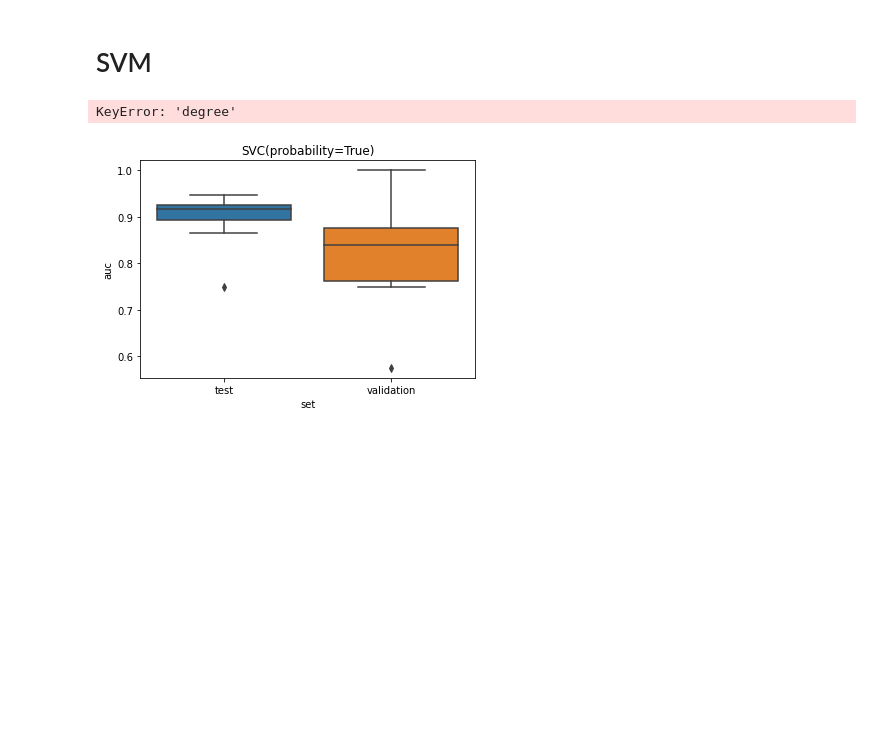
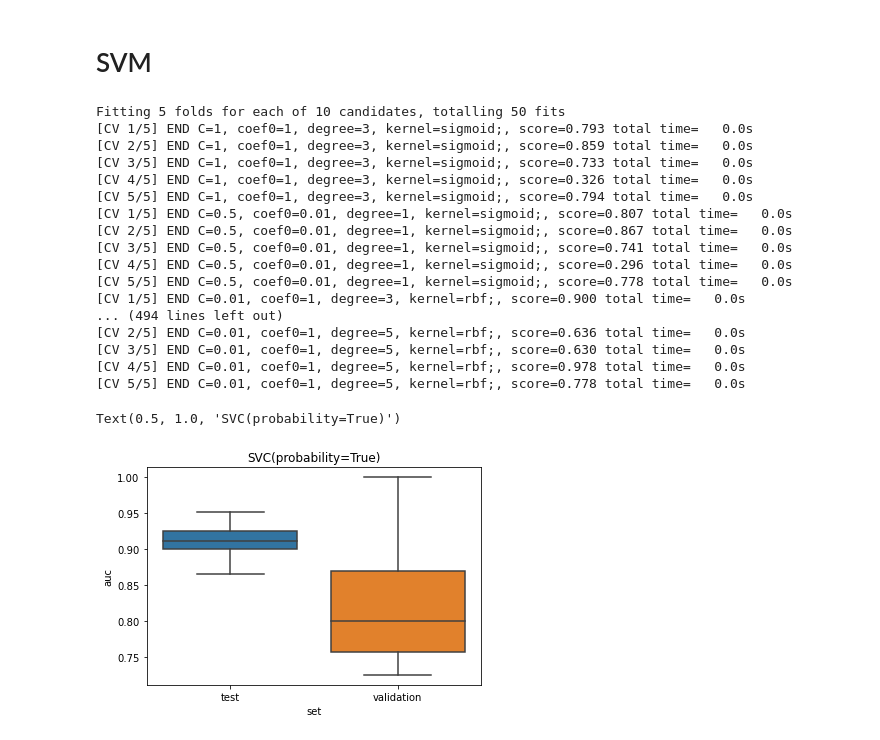
Before and after one commit to naomiverkerk/TM10007, a Jupyter notebook: Okedezefile.ipynb, the cells around one changed output. Drawn from its saved outputs; the diff is of its cells as text; code cells hidden in the pictures; blank space fills up the shorter version.

Commit message:
classifiers werken. SVM en LF moeten beste parameters Accuracy tabel nog

```diff
--- a/Okedezefile.ipynb
+++ b/Okedezefile.ipynb
@@ -472,6 +490,7 @@ for train_index, validation_index, in cv_10fold.split(X_train, Y_train):
         "min_samples_split": clf.min_samples_split,
         "max_features": clf.max_features,
         "min_samples_leaf": clf.min_samples_leaf,
+        "n_estimators" : clf.n_estimators,
         'set': 'test'
     })
 
@@ -487,8 +506,12 @@ for train_index, validation_index, in cv_10fold.split(X_train, Y_train):
         "min_samples_split": clf.min_samples_split,
         "max_features": clf.max_features,
         "min_samples_leaf": clf.min_samples_leaf,
+        "n_estimators" : clf.n_estimators,
         'set': 'validation'
+
     })
+
+
 
 #Create results dataframe and plot it
 results = pd.DataFrame(results)
@@ -523,45 +553,57 @@ for train_index, validation_index, in cv_10fold.split(X_train, Y_train):
 
     # Get resulting classifier
     clf = randomized_search.best_estimator_
 
     # Test the classifier on the train data
     probabilities = clf.predict_proba(X_train_CV)
     scores = probabilities[:, 1]
 
     # Get the auc
     auc = metrics.roc_auc_score(Y_train_CV, scores)
     results.append({
         'auc': auc,
-
+        'degree': clf.degree,
+        'coef0': clf.coef0,
+        'C': clf.C,
+        'kernel': clf.kernel,
         'set': 'test'
     })
 
     # Test the classifier on the validation data
     probabilities_validation = clf.predict_proba(X_validation_CV)
     scores_validation = probabilities_validation[:, 1]
 
     # Get the auc
     auc_validation = metrics.roc_auc_score(Y_validation_CV, scores_validation)
     results.append({
         'auc': auc_validation,
-
+        'degree': clf.degree,
+        'coef0': clf.coef0,
+        'C': clf.C,
+        'kernel': clf.kernel,
         'set': 'validation'
     })
 
 #Create results dataframe and plot it
 results = pd.DataFrame(results)
 sns.boxplot(y='auc', x='set', data=results).set_title(f'{clf_list[4]}')
-
-optimal_parameter = []
-parameter_keys = list(parameters.keys())
-
-for item in parameter_keys:
-    best_item = []
-    for i in list(range(0,10,2)):
-        best_item.append(results[item][i])
-
-    optimal_parameter.append(statistics.median(best_item))
-    print(f"The optimal {item}={optimal_parameter[-1]}")
 # %% [output]
-KeyError: 'degree'
+Fitting 5 folds for each of 10 candidates, totalling 50 fits
+[CV 1/5] END C=1, coef0=1, degree=3, kernel=sigmoid;, score=0.793 total time=   0.0s
+[CV 2/5] END C=1, coef0=1, degree=3, kernel=sigmoid;, score=0.859 total time=   0.0s
+[CV 3/5] END C=1, coef0=1, degree=3, kernel=sigmoid;, score=0.733 total time=   0.0s
+[CV 4/5] END C=1, coef0=1, degree=3, kernel=sigmoid;, score=0.326 total time=   0.0s
+[CV 5/5] END C=1, coef0=1, degree=3, kernel=sigmoid;, score=0.794 total time=   0.0s
+[CV 1/5] END C=0.5, coef0=0.01, degree=1, kernel=sigmoid;, score=0.807 total time=   0.0s
+[CV 2/5] END C=0.5, coef0=0.01, degree=1, kernel=sigmoid;, score=0.867 total time=   0.0s
+[CV 3/5] END C=0.5, coef0=0.01, degree=1, kernel=sigmoid;, score=0.741 total time=   0.0s
+[CV 4/5] END C=0.5, coef0=0.01, degree=1, kernel=sigmoid;, score=0.296 total time=   0.0s
+[CV 5/5] END C=0.5, coef0=0.01, degree=1, kernel=sigmoid;, score=0.778 total time=   0.0s
+[CV 1/5] END C=0.01, coef0=1, degree=3, kernel=rbf;, score=0.900 total time=   0.0s
+... (494 lines left out)
+[CV 2/5] END C=0.01, coef0=1, degree=5, kernel=rbf;, score=0.636 total time=   0.0s
+[CV 3/5] END C=0.01, coef0=1, degree=5, kernel=rbf;, score=0.630 total time=   0.0s
+[CV 4/5] END C=0.01, coef0=1, degree=5, kernel=rbf;, score=0.978 total time=   0.0s
+[CV 5/5] END C=0.01, coef0=1, degree=5, kernel=rbf;, score=0.778 total time=   0.0s
+Text(0.5, 1.0, 'SVC(probability=True)')
-[figure, old version]
+[figure, new version]
```
Also changed, not shown: parts of 6 cells of this notebook.
